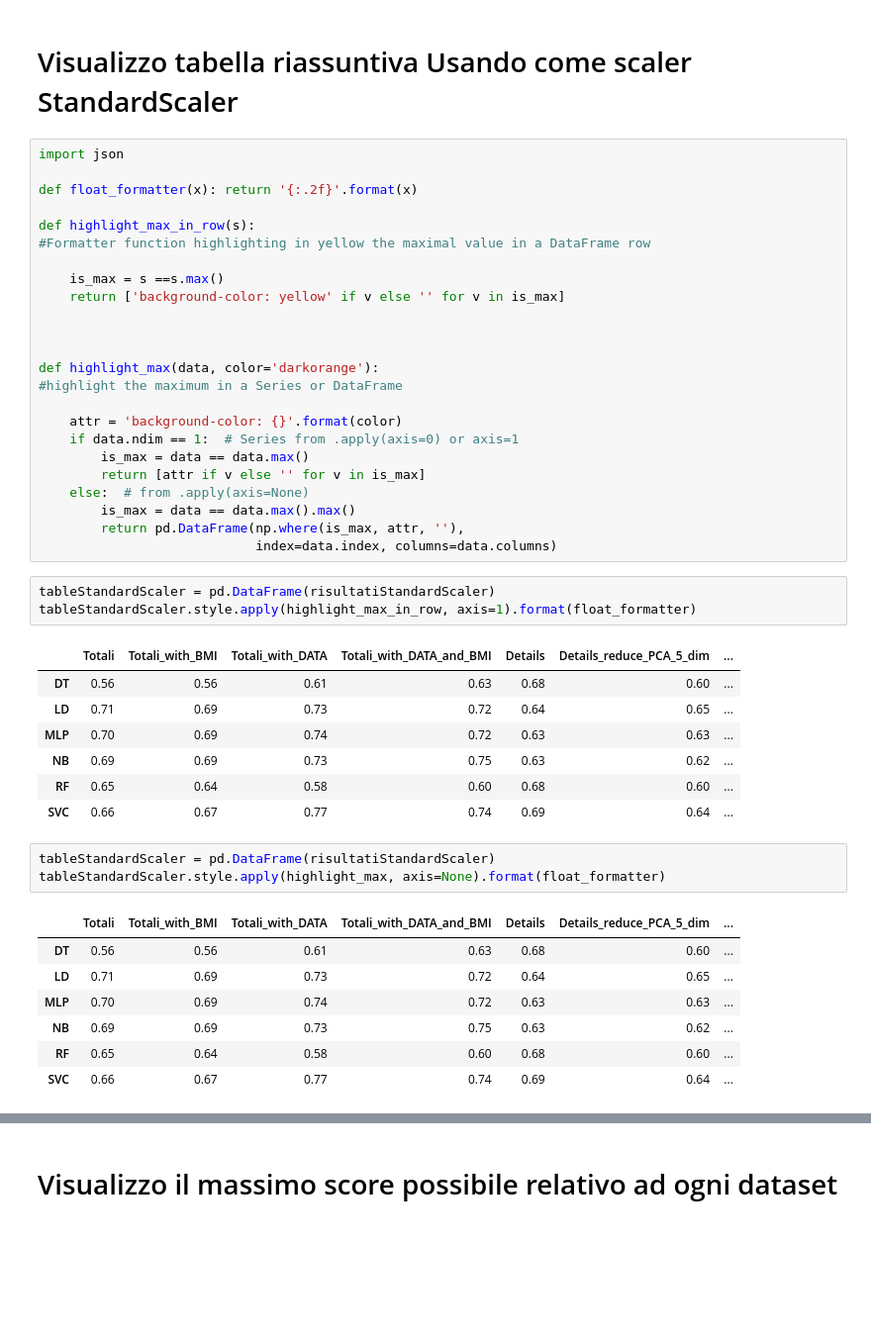
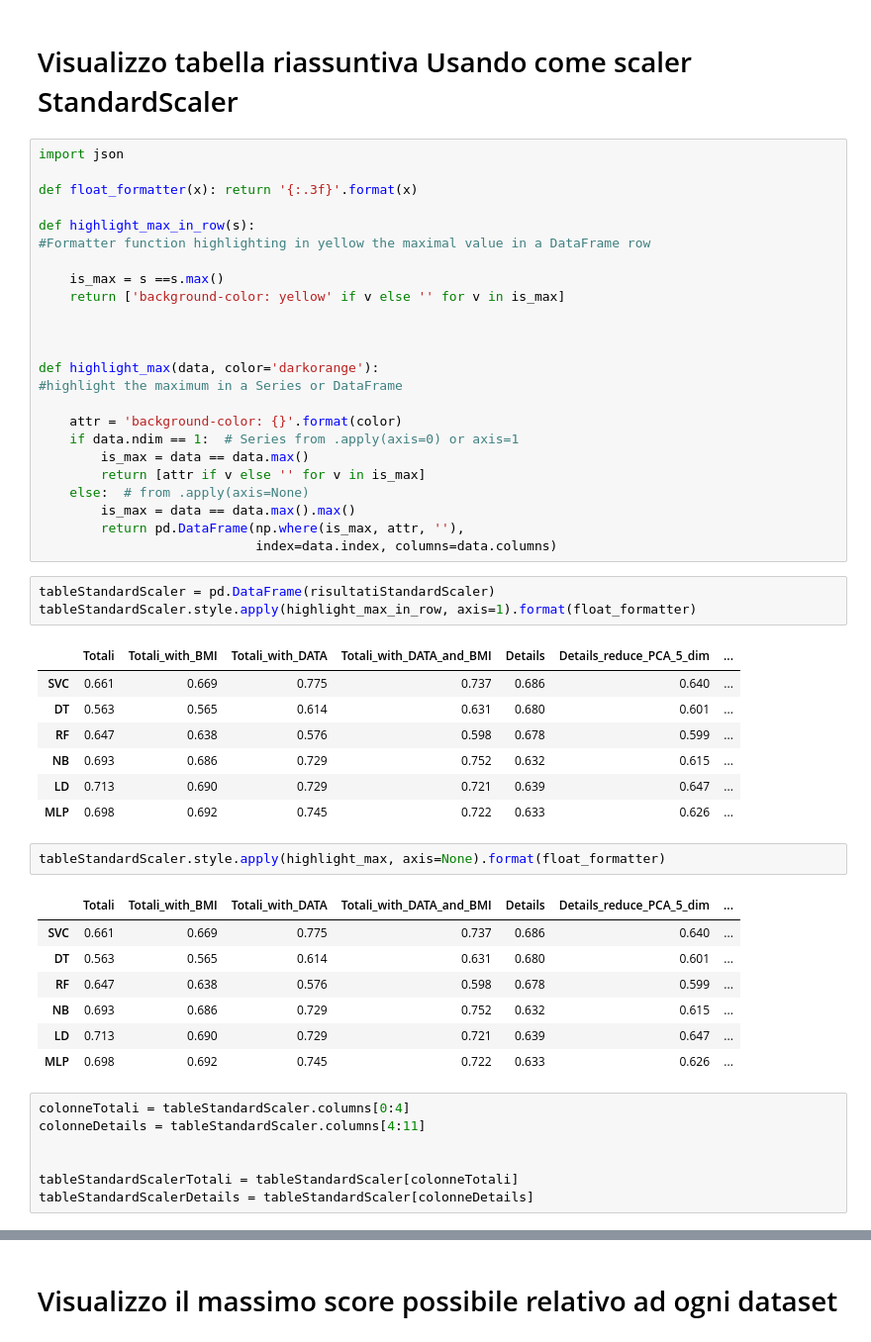
Before and after one commit to aleberans/Analisi-dati-per-problemi-di-medicina-legale, a Jupyter notebook: codice/classificazione-investiti.ipynb, the cells around one changed output, grey strips where cells are left out. Shown: that part at 99% size. Drawn from its saved outputs; the diff is of its cells as text; blank space fills up the shorter version.

Commit message:
Aggiunta cartella presentazione contentente sia il pdf che il file latex. Aggiunto nel file 'Classificazione-investiti' tabelle spezzate in totali e details da usare nella presentazione

```diff
--- a/codice/classificazione-investiti.ipynb
+++ b/codice/classificazione-investiti.ipynb
@@ -399,7 +399,7 @@ class PCA_and_tSNE:
 # %%
 import json
 
-def float_formatter(x): return '{:.2f}'.format(x)
+def float_formatter(x): return '{:.3f}'.format(x)
 
 def highlight_max_in_row(s):
 #Formatter function highlighting in yellow the maximal value in a DataFrame row
@@ -425,20 +425,26 @@ tableStandardScaler = pd.DataFrame(risultatiStandardScaler)
 tableStandardScaler.style.apply(highlight_max_in_row, axis=1).format(float_formatter)
 # %% [output]
 |  | Totali | Totali_with_BMI | Totali_with_DATA | Totali_with_DATA_and_BMI | Details | Details_reduce_PCA_5_dim | ... |
-| DT | 0.56 | 0.56 | 0.61 | 0.63 | 0.68 | 0.60 | ... |
-| LD | 0.71 | 0.69 | 0.73 | 0.72 | 0.64 | 0.65 | ... |
-| MLP | 0.70 | 0.69 | 0.74 | 0.72 | 0.63 | 0.63 | ... |
-| NB | 0.69 | 0.69 | 0.73 | 0.75 | 0.63 | 0.62 | ... |
-| RF | 0.65 | 0.64 | 0.58 | 0.60 | 0.68 | 0.60 | ... |
-| SVC | 0.66 | 0.67 | 0.77 | 0.74 | 0.69 | 0.64 | ... |
+| SVC | 0.661 | 0.669 | 0.775 | 0.737 | 0.686 | 0.640 | ... |
+| DT | 0.563 | 0.565 | 0.614 | 0.631 | 0.680 | 0.601 | ... |
+| RF | 0.647 | 0.638 | 0.576 | 0.598 | 0.678 | 0.599 | ... |
+| NB | 0.693 | 0.686 | 0.729 | 0.752 | 0.632 | 0.615 | ... |
+| LD | 0.713 | 0.690 | 0.729 | 0.721 | 0.639 | 0.647 | ... |
+| MLP | 0.698 | 0.692 | 0.745 | 0.722 | 0.633 | 0.626 | ... |
 # %%
-tableStandardScaler = pd.DataFrame(risultatiStandardScaler)
 tableStandardScaler.style.apply(highlight_max, axis=None).format(float_formatter)
 # %% [output]
 |  | Totali | Totali_with_BMI | Totali_with_DATA | Totali_with_DATA_and_BMI | Details | Details_reduce_PCA_5_dim | ... |
-| DT | 0.56 | 0.56 | 0.61 | 0.63 | 0.68 | 0.60 | ... |
-| LD | 0.71 | 0.69 | 0.73 | 0.72 | 0.64 | 0.65 | ... |
-| MLP | 0.70 | 0.69 | 0.74 | 0.72 | 0.63 | 0.63 | ... |
-| NB | 0.69 | 0.69 | 0.73 | 0.75 | 0.63 | 0.62 | ... |
-| RF | 0.65 | 0.64 | 0.58 | 0.60 | 0.68 | 0.60 | ... |
-| SVC | 0.66 | 0.67 | 0.77 | 0.74 | 0.69 | 0.64 | ... |
+| SVC | 0.661 | 0.669 | 0.775 | 0.737 | 0.686 | 0.640 | ... |
+| DT | 0.563 | 0.565 | 0.614 | 0.631 | 0.680 | 0.601 | ... |
+| RF | 0.647 | 0.638 | 0.576 | 0.598 | 0.678 | 0.599 | ... |
+| NB | 0.693 | 0.686 | 0.729 | 0.752 | 0.632 | 0.615 | ... |
+| LD | 0.713 | 0.690 | 0.729 | 0.721 | 0.639 | 0.647 | ... |
+| MLP | 0.698 | 0.692 | 0.745 | 0.722 | 0.633 | 0.626 | ... |
+# %%
+colonneTotali = tableStandardScaler.columns[0:4]
+colonneDetails = tableStandardScaler.columns[4:11]
+
+
+tableStandardScalerTotali = tableStandardScaler[colonneTotali]
+tableStandardScalerDetails = tableStandardScaler[colonneDetails]
```
Also changed, not shown: parts of 37 cells of this notebook, 2 other files.
